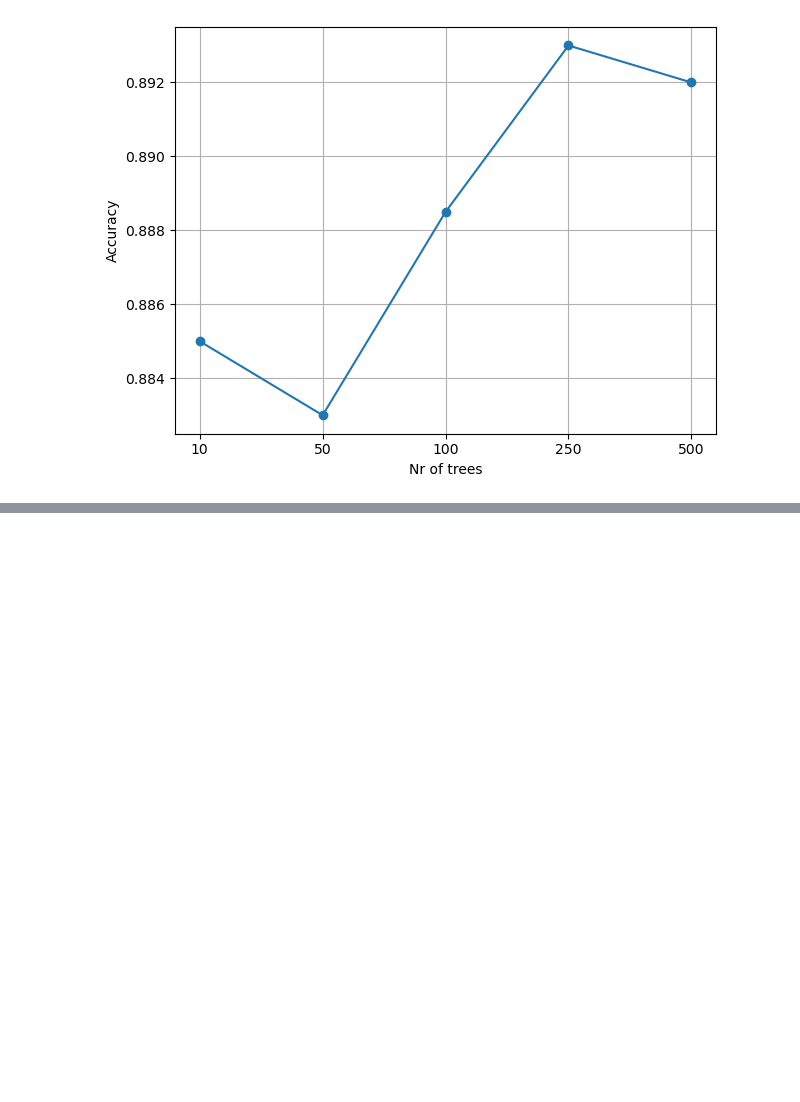
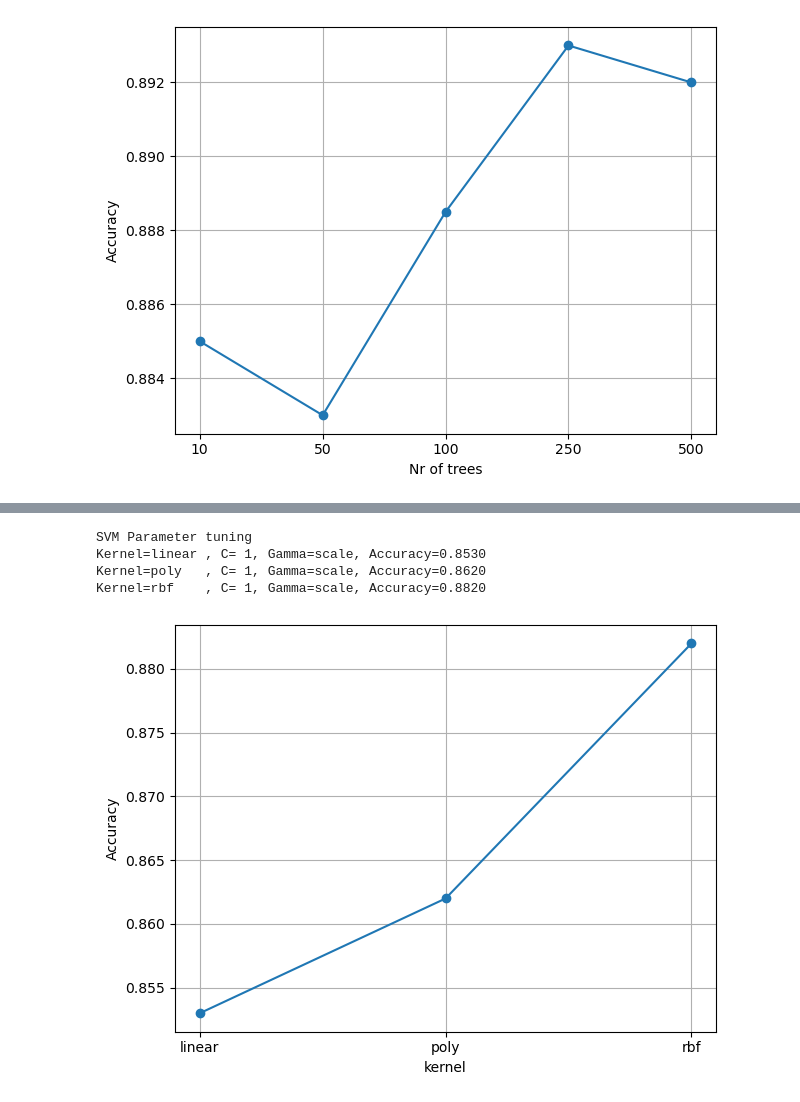
Before and after one commit to ErjonXhani/ai-vs-human-text-detection-INM701, a Jupyter notebook: intro to ai new dataset.ipynb, the cells around one changed output, grey strips where cells are left out. Drawn from its saved outputs; the diff is of its cells as text; code cells hidden in the pictures; blank space fills up the shorter version.

Commit message:
iterating through svm kernels, adding graph

```diff
--- a/intro to ai new dataset.ipynb
+++ b/intro to ai new dataset.ipynb
@@ -455,0 +398,30 @@ plt.show()
+# %%
+kernel_exp=['linear','poly','rbf']
+c_regularizer=[0.01,0.1,1,5,10]
+gamma_exp=['scale',0.1]
+acc_kernel=[]
+print("SVM Parameter tuning")
+for k in kernel_exp:
+
+
+    svm = SVC(kernel=k,C=1,gamma='scale')
+    svm.fit(X_train_scaled, y_train)
+    svm_preds = svm.predict(X_test_scaled)
+
+    acc = accuracy_score(y_test, svm_preds)
+    acc_kernel.append(acc)
+    print(f"Kernel={k:<6} , C= 1, Gamma=scale, Accuracy={acc:.4f}")
+
+plt.figure()
+plt.plot([str(k) for k in kernel_exp],acc_kernel,marker="o")
+plt.xlabel("kernel")
+plt.ylabel("Accuracy")
+plt.grid(True)
+plt.tight_layout()
+plt.show()
+# %% [output]
+SVM Parameter tuning
+Kernel=linear , C= 1, Gamma=scale, Accuracy=0.8530
+Kernel=poly   , C= 1, Gamma=scale, Accuracy=0.8620
+Kernel=rbf    , C= 1, Gamma=scale, Accuracy=0.8820
+[figure, added]
```
Also changed, not shown: parts of 3 cells of this notebook.
